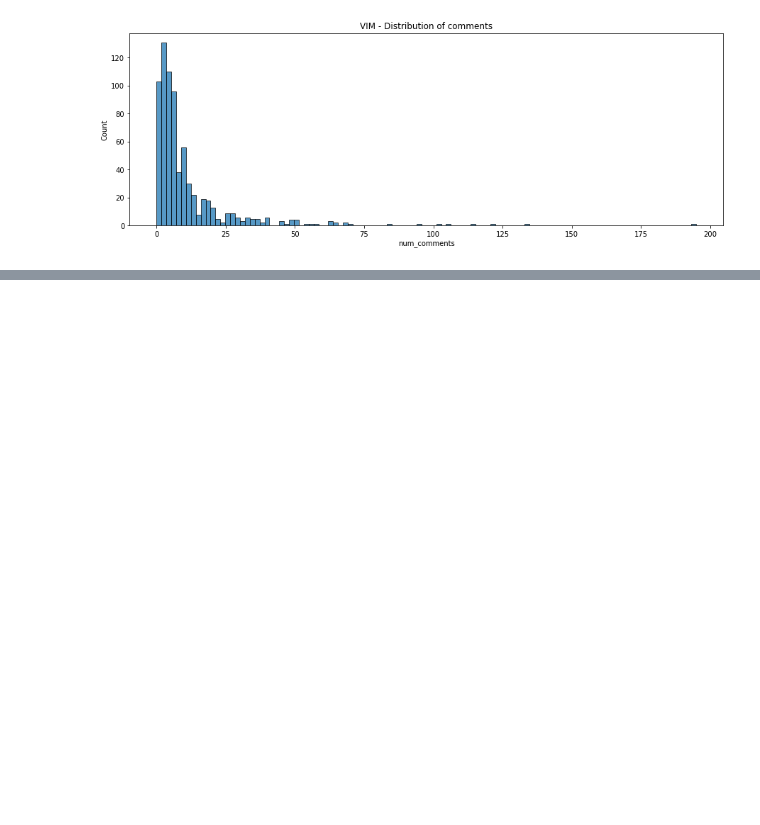
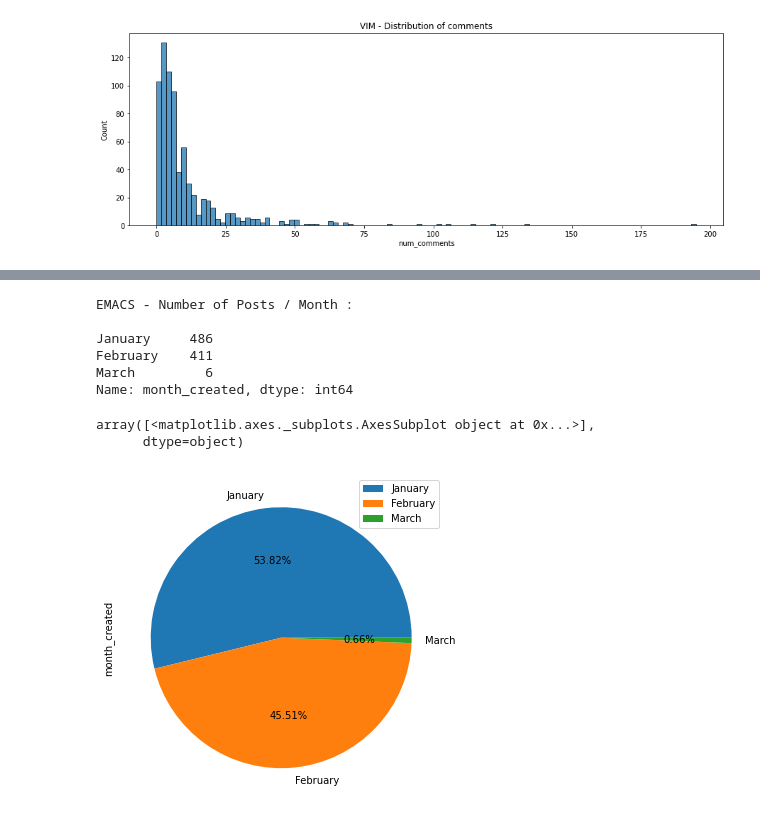
Before and after one commit to Neha-Sajnani/Reddit-Data-Analysis, a Jupyter notebook: Reddit Data Analysis.ipynb, the cells around one changed output, grey strips where cells are left out. Cells and saved outputs as stored; diff of their text form; code cells hidden in the pictures; blank space fills up the shorter version.

```diff
--- a/Reddit Data Analysis.ipynb
+++ b/Reddit Data Analysis.ipynb
@@ -218,0 +286,23 @@ Text(0.5, 1.0, 'VIM - Distribution of comments')
+# %%
+num_to_month = {'01':'January', '02':'February', '03':'March', '04':'April', '06':'June', '07':'July', '08':'August', '09':'September', '10':'October', '11':'November', '12':'December'}
+
+# EMACS ------------------------------------
+
+month_created = []
+for num in range(len(df_emacs['created'])):
+    utc_date = df_emacs['created'][num]
+    month_created.append(num_to_month[str(arrow.get(utc_date).to('local').format())[5:7]])
+
+# Adding 'month_created' column to df_emacs
+df_emacs['month_created'] = month_created
+
+
+# Vim ---------------------------------------
+
+month_created = []
+for num in range(len(df_vim['created'])):
+    utc_date = df_vim['created'][num]
+    month_created.append(num_to_month[str(arrow.get(utc_date).to('local').format())[5:7]])
+
+# Adding 'month_created' column to df_emacs
+df_vim['month_created'] = month_created
@@ -218,0 +331,17 @@ Text(0.5, 1.0, 'VIM - Distribution of comments')
+# %%
+# Distribution of posts in r/emacs per month [jan-feb-march]
+
+print("EMACS - Number of Posts / Month : \n")
+print(df_emacs['month_created'].value_counts())
+
+df_emacs['month_created'].value_counts().to_frame().plot.pie(autopct="%.2f%%", subplots=True, figsize=(11, 6))
+# %% [output]
+EMACS - Number of Posts / Month :
+
+January     486
+February    411
+March         6
+Name: month_created, dtype: int64
+array([<matplotlib.axes._subplots.AxesSubplot object at 0x...>],
+      dtype=object)
+[figure, added]
```
Also changed, not shown: parts of 12 cells of this notebook.
